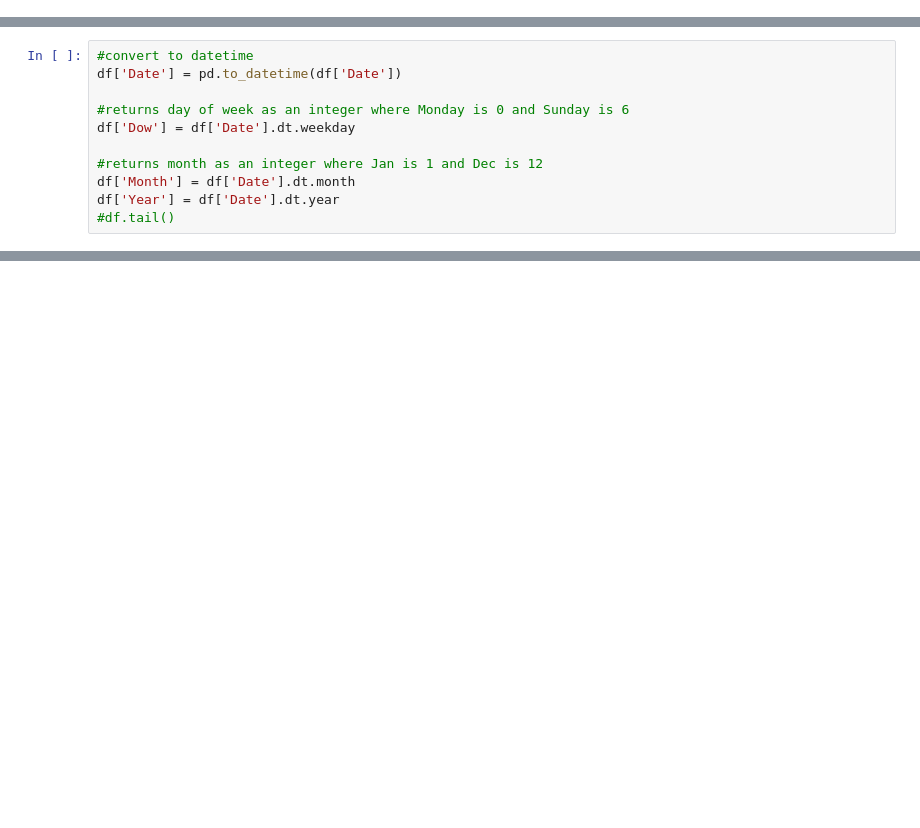
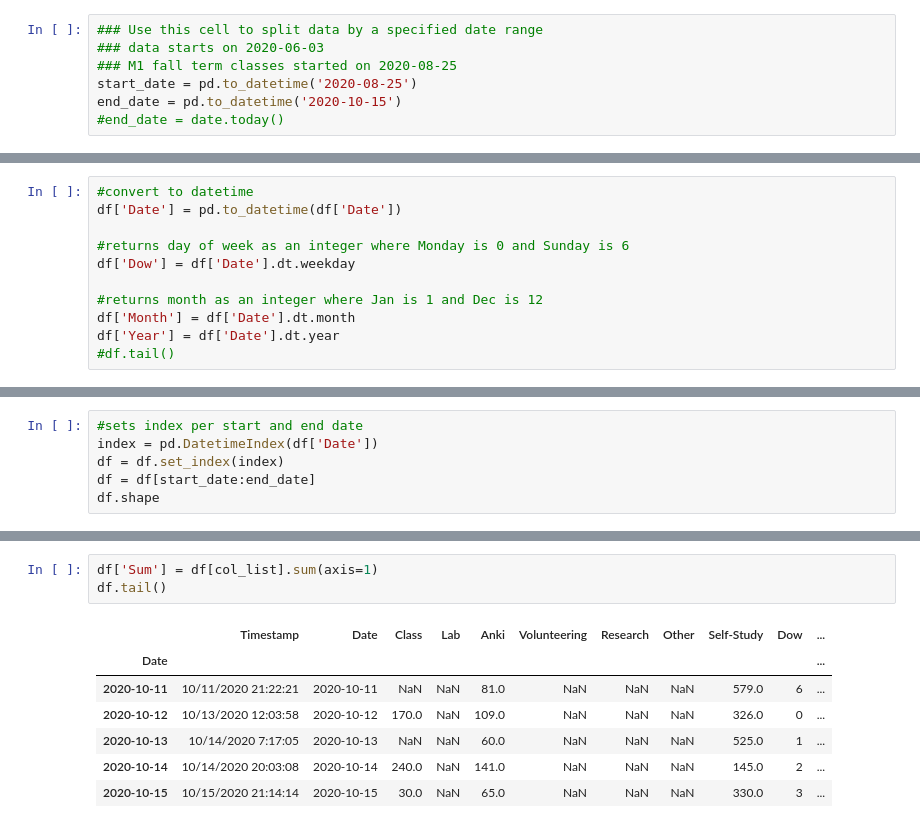
Before and after one commit to ChristyHorn14/Self_Tracking, a Jupyter notebook: manualtimetracking.ipynb, the cells around one changed output, grey strips where cells are left out. Drawn from its saved outputs; the diff is of its cells as text; blank space fills up the shorter version.

```diff
--- a/manualtimetracking.ipynb
+++ b/manualtimetracking.ipynb
@@ -6,2 +8,9 @@ import matplotlib.pyplot as plt
+# %%
+### Use this cell to split data by a specified date range
+### data starts on 2020-06-03
+### M1 fall term classes started on 2020-08-25
+start_date = pd.to_datetime('2020-08-25')
+end_date = pd.to_datetime('2020-10-15')
+#end_date = date.today()
 # %%
 #import data and rename columns
@@ -206,0 +50,6 @@ plt.savefig('cat_date.png')
+# %%
+#sets index per start and end date
+index = pd.DatetimeIndex(df['Date'])
+df = df.set_index(index)
+df = df[start_date:end_date]
+df.shape
@@ -206,0 +88,11 @@ plt.savefig('cat_date.png')
+# %%
+df['Sum'] = df[col_list].sum(axis=1)
+df.tail()
+# %% [output]
+|  | Timestamp | Date | Class | Lab | Anki | Volunteering | Research | Other | Self-Study | Dow | ... |
+| Date |  |  |  |  |  |  |  |  |  |  | ... |
+| 2020-10-11 | 10/11/2020 21:22:21 | 2020-10-11 | NaN | NaN | 81.0 | NaN | NaN | NaN | 579.0 | 6 | ... |
+| 2020-10-12 | 10/13/2020 12:03:58 | 2020-10-12 | 170.0 | NaN | 109.0 | NaN | NaN | NaN | 326.0 | 0 | ... |
+| 2020-10-13 | 10/14/2020 7:17:05 | 2020-10-13 | NaN | NaN | 60.0 | NaN | NaN | NaN | 525.0 | 1 | ... |
+| 2020-10-14 | 10/14/2020 20:03:08 | 2020-10-14 | 240.0 | NaN | 141.0 | NaN | NaN | NaN | 145.0 | 2 | ... |
+| 2020-10-15 | 10/15/2020 21:14:14 | 2020-10-15 | 30.0 | NaN | 65.0 | NaN | NaN | NaN | 330.0 | 3 | ... |
```
Also changed, not shown: parts of 48 cells of this notebook.
